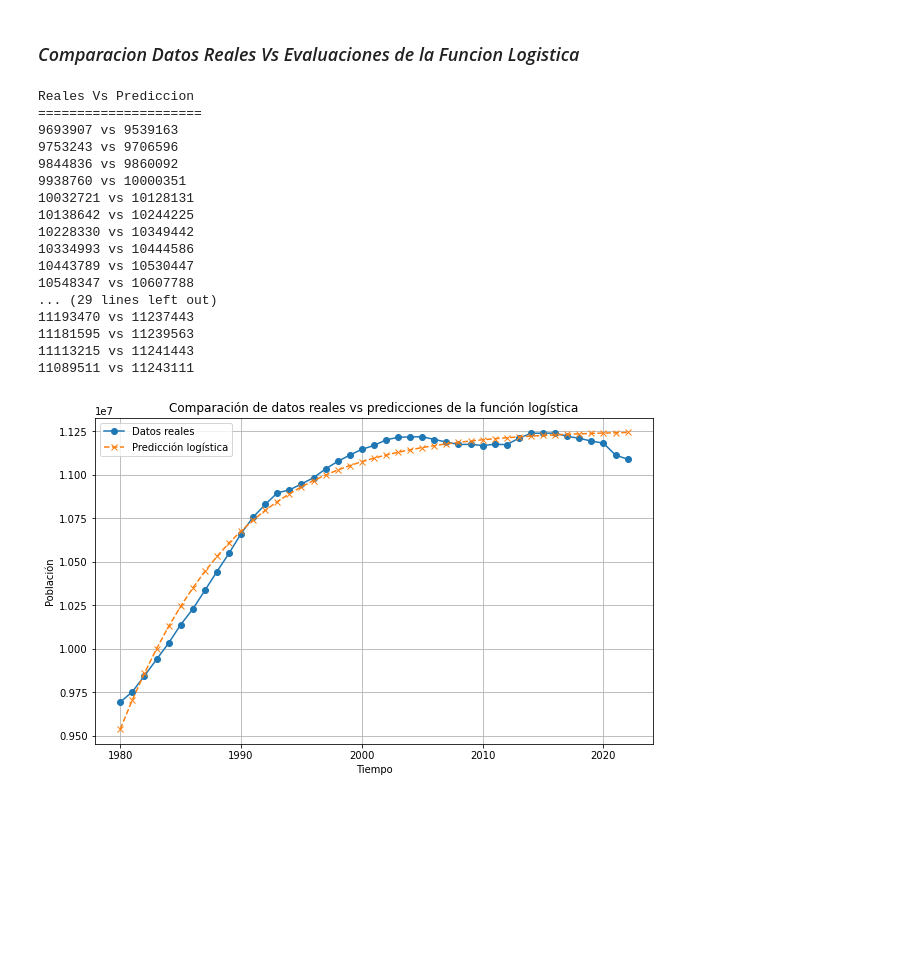
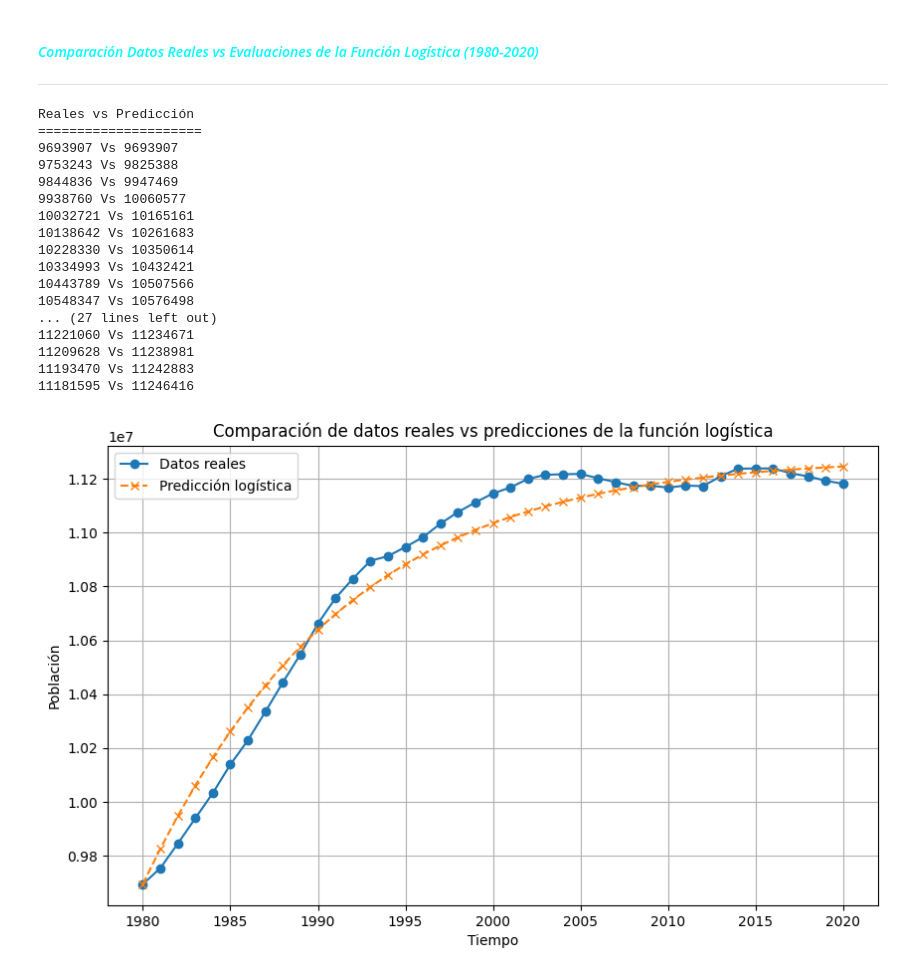
Before and after one commit to LFrench03/Modelo-de-Crecimiento-Poblacional, a Jupyter notebook: modelo.ipynb, the cells around one changed output. Saved outputs shown, nothing was run; the diff lists cells and outputs as text; code cells hidden in the pictures; blank space fills up the shorter version.

Commit message:
Terminado el modelo y la prediccion

```diff
--- a/modelo.ipynb
+++ b/modelo.ipynb
@@ -40,4 +58,9 @@ P_data = np.array(val_poblacion)
 # %%
-# Definicion de la función logística
-def logistic_function(t, A, K, r):
-    return K / (1 + A * np.exp(-r * t))
+# Definicion de la función logística:
+
+def gen_log(p0):
+    def logistic_function(t, K, r):
+        return K / (1 + (K/p0 - 1) * np.exp(-r * t))
+    return logistic_function
+
+f = gen_log(P_data[0])
@@ -44,9 +75,9 @@ def logistic_function(t, A, K, r):
 # %%
 # Parámetros iniciales:
-initial_guess = [1, 10000000, 0.01]  # Asume un valor inicial para A, K y r
+initial_guess = [10000000, 0.01]  # Asume un valor inicial para K y r
 
 # Ajustar el modelo a los datos observados
-popt, pcov = curve_fit(logistic_function, t_data, P_data, p0=initial_guess, sigma=None, absolute_sigma=False)
+popt, pcov = curve_fit(f, t_data, P_data, p0=initial_guess, sigma=None, absolute_sigma=False)
 
 # Imprimir los parámetros estimados
 print("Parámetros estimados:", popt)
@@ -62,10 +89,9 @@ params_formateados = [format(param, ".2f") for param in popt]
 print("Parametros formateados: \n", params_formateados)
 
 #Asignacion:
-A = float(params_formateados[0]) #Constante A
-K = float(params_formateados[1])
+K = float(params_formateados[0])
 K = int(K) #Parametro K
-r_intrinseca = float(params_formateados[2]) # Tasa intrinseca de crecimiento r
-print(f"A = {A}\nK = {K}\nr = {r_intrinseca}")
+r_intr = float(params_formateados[1]) # Tasa intrinseca de crecimiento r
+print(f"K = {K}\nr = {r_intr}")
 # %% [output]
 Parametros formateados:
@@ -76,43 +101,46 @@ r = 0.12
-# %% [markdown]
-### *Comparacion Datos Reales Vs Evaluaciones de la Funcion Logistica*
+# %% [markdown]
+#### <p style= "color: cyan">*Comparación Datos Reales vs Evaluaciones de la Función Logística (1980-2020)*</p>
+---
 # %%
+def logistic_function(t, K, r):
+    return K / (1 + (K/P_data[0] - 1) * np.exp(-r * t))
 # Valores predichos por la función logística
-predicted_population = logistic_function(t_data, A, K, r_intrinseca)
+predicted_population = logistic_function(t_data[:-2], K, r_intr)
 predicted_population = [int(x) for x in predicted_population]
-print("Reales Vs Prediccion\n=====================")
-for i,j in zip(list(P_data), list(predicted_population)):
-    print(i, "vs", j)
+print("Reales vs Predicción\n=====================")
+for i,j in zip(list(P_data[:-2]), list(predicted_population)):
+    print(i, "Vs", j)
 
-years = np.arange(1980,2023) #Vector de años
+years = np.arange(1980,2021) #Vector de años
 
 # Plot de los datos reales vs los predichos
 plt.figure(figsize=(10, 6))
-plt.plot(years, P_data, label='Datos reales', marker='o', linestyle='-')
+plt.plot(years, P_data[:-2], label='Datos reales', marker='o', linestyle='-')
 plt.plot(years, predicted_population, label='Predicción logística', marker='x', linestyle='--')
 
 plt.xlabel('Tiempo')
 plt.ylabel('Población')
 plt.title('Comparación de datos reales vs predicciones de la función logística')
 plt.legend()
 
 plt.grid(True)
 plt.show()
 # %% [output]
-Reales Vs Prediccion
+Reales vs Predicción
 =====================
-9693907 vs 9539163
-9753243 vs 9706596
-9844836 vs 9860092
-9938760 vs 10000351
-10032721 vs 10128131
-10138642 vs 10244225
-10228330 vs 10349442
-10334993 vs 10444586
-10443789 vs 10530447
-10548347 vs 10607788
-... (29 lines left out)
-11193470 vs 11237443
-11181595 vs 11239563
-11113215 vs 11241443
-11089511 vs 11243111
+9693907 Vs 9693907
+9753243 Vs 9825388
+9844836 Vs 9947469
+9938760 Vs 10060577
+10032721 Vs 10165161
+10138642 Vs 10261683
+10228330 Vs 10350614
+10334993 Vs 10432421
+10443789 Vs 10507566
+10548347 Vs 10576498
+... (27 lines left out)
+11221060 Vs 11234671
+11209628 Vs 11238981
+11193470 Vs 11242883
+11181595 Vs 11246416
-[figure, old version]
+[figure, new version]
```
Also changed, not shown: parts of 18 cells of this notebook, 3 other files.
